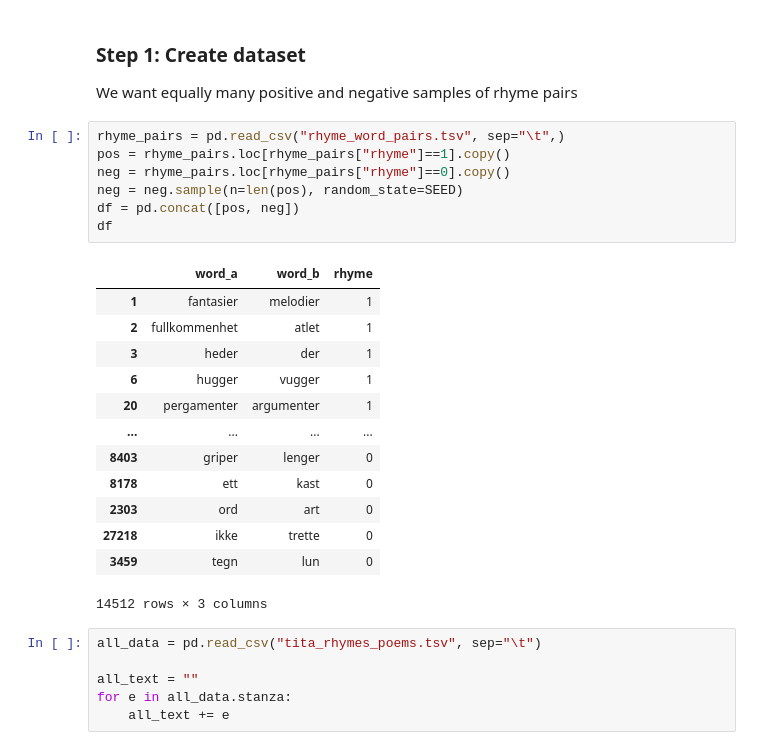
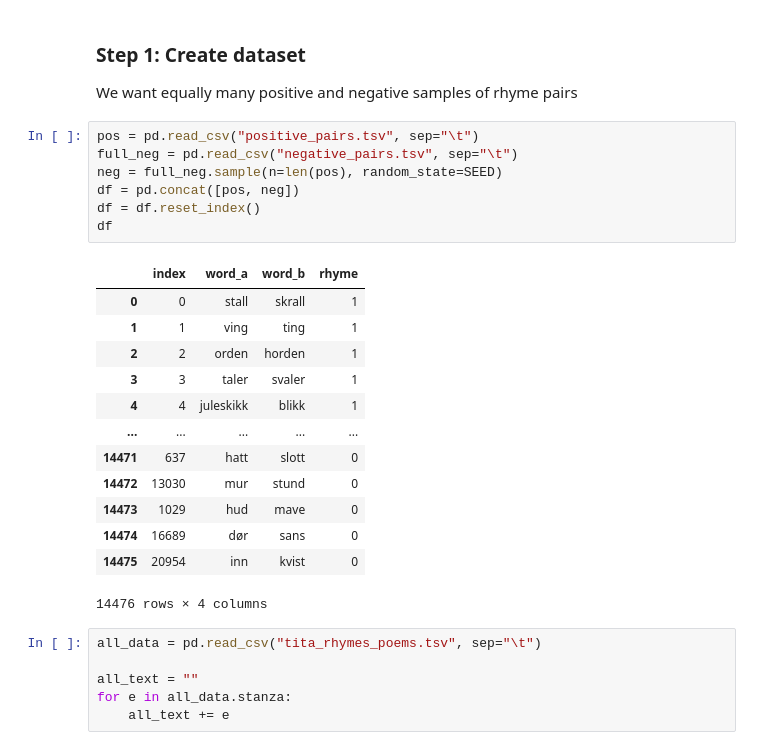
Before and after one commit to titaenstad/mester, a Jupyter notebook: rhyme_modelling/Reproduce siamese nn rhyme detection with own data.ipynb, the cells around one changed output. Saved outputs shown, nothing was run; the diff lists cells and outputs as text.

Commit message:
Retrain rhyme detection models

```diff
--- a/rhyme_modelling/Reproduce siamese nn rhyme detection with own data.ipynb
+++ b/rhyme_modelling/Reproduce siamese nn rhyme detection with own data.ipynb
@@ -35,26 +32,26 @@ tf.keras.utils.set_random_seed(
 ### Step 1: Create dataset
 We want equally many positive and negative samples of rhyme pairs
 # %%
-rhyme_pairs = pd.read_csv("rhyme_word_pairs.tsv", sep="\t",)
-pos = rhyme_pairs.loc[rhyme_pairs["rhyme"]==1].copy()
-neg = rhyme_pairs.loc[rhyme_pairs["rhyme"]==0].copy()
-neg = neg.sample(n=len(pos), random_state=SEED)
+pos = pd.read_csv("positive_pairs.tsv", sep="\t")
+full_neg = pd.read_csv("negative_pairs.tsv", sep="\t")
+neg = full_neg.sample(n=len(pos), random_state=SEED)
 df = pd.concat([pos, neg])
+df = df.reset_index()
 df
 # %% [output]
-|  | word_a | word_b | rhyme |
-| 1 | fantasier | melodier | 1 |
-| 2 | fullkommenhet | atlet | 1 |
-| 3 | heder | der | 1 |
-| 6 | hugger | vugger | 1 |
-| 20 | pergamenter | argumenter | 1 |
-| ... | ... | ... | ... |
-| 8403 | griper | lenger | 0 |
-| 8178 | ett | kast | 0 |
-| 2303 | ord | art | 0 |
-| 27218 | ikke | trette | 0 |
-| 3459 | tegn | lun | 0 |
+|  | index | word_a | word_b | rhyme |
+| 0 | 0 | stall | skrall | 1 |
+| 1 | 1 | ving | ting | 1 |
+| 2 | 2 | orden | horden | 1 |
+| 3 | 3 | taler | svaler | 1 |
+| 4 | 4 | juleskikk | blikk | 1 |
+| ... | ... | ... | ... | ... |
+| 14471 | 637 | hatt | slott | 0 |
+| 14472 | 13030 | mur | stund | 0 |
+| 14473 | 1029 | hud | mave | 0 |
+| 14474 | 16689 | dør | sans | 0 |
+| 14475 | 20954 | inn | kvist | 0 |
-14512 rows × 3 columns
+14476 rows × 4 columns
 # %%
 all_data = pd.read_csv("tita_rhymes_poems.tsv", sep="\t")
 
```
Also changed, not shown: parts of 28 cells of this notebook, 29 other files.
